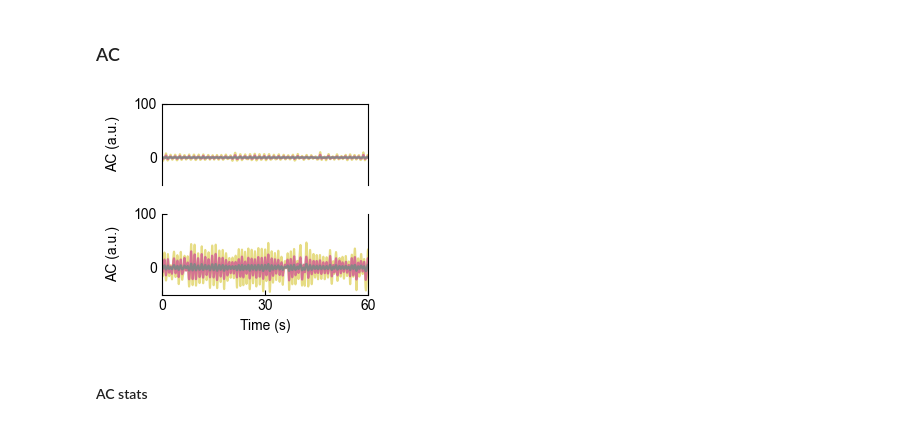
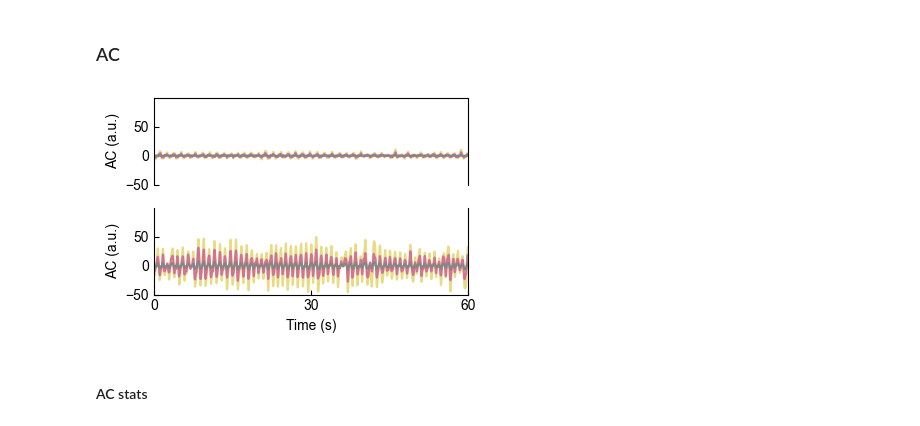
Before and after one commit to BailabUNC/SpectraDerma, a Jupyter notebook: notebooks/Data_Pipeline_Finger.ipynb, the cells around one changed output. Cells and saved outputs as stored; diff of their text form; code cells hidden in the pictures.

```diff
--- a/notebooks/Data_Pipeline_Finger.ipynb
+++ b/notebooks/Data_Pipeline_Finger.ipynb
@@ -298,3 +297,20 @@ plt.savefig('../figures/fig1/mode_a_sample.png', dpi=600, bbox_inches='tight')
 plt.show()
 # %% [output]
 [figure]
+# %%
+amplitude_limits = (-5, 30)
+
+y_offset = 5
+
+fig, ax = plt.subplots(figsize=(1, 3))
+
+for i in range(channels_swt_f_normalized.shape[1]):
+    y = channels_swt_f_normalized[:, i] + i * y_offset
+    ax.plot(timestamp, y, color=colors[i], alpha=1, linewidth=1)
+
+ax.set_xlim(time_limits_1[0], time_limits_1[1] - 250)
+ax.set_ylim(*amplitude_limits)
+
+ax.set_axis_off()
+# plt.savefig('../figures/fig3/diagram/mwppg_example.png', dpi=600, bbox_inches='tight', pad_inches=0)
+plt.show()
@@ -323,8 +341,8 @@ for ch in range(channels_swt_f_normalized.shape[1]):
     ax1.plot(timestamp, y, color=colors[ch], linewidth=1.5)
     ax2.plot(timestamp, y, color=colors[ch], linewidth=1.5)
 
-ax1.set_xlim(*ppg_region_1)
-ax2.set_xlim(*ppg_region_2)
+ax1.set_xlim(ppg_region_1)
+ax2.set_xlim(ppg_region_2)
 
 ax1.set_ylim(amplitude_limits[0], amplitude_limits[1] + 5 * y_offset)
 ax2.set_ylim(amplitude_limits[0], amplitude_limits[1] + 5 * y_offset)
@@ -346,46 +364,54 @@ plt.show()
 # %%
 processor = SpectraDermaProcessor(sample_rate=50.0)
 processor.load_data('../data/spectraderama_data_2025-03-25_sattac520S2.csv')
-processor.swt_denoise(wavelet="db2", level=3, zero_levels=(1, 2, 3)).bandpass_filter(low_freq=0.5, high_freq=3.0, order=3)
+processor.swt_denoise(wavelet="db2", level=3, zero_levels=(1, 2, 3)).bandpass_filter(low_freq=0.5, high_freq=4.0, order=3)
 timestamp, channels_ac = processor.get_data()
 
-
-fig, (ax1, ax2) = plt.subplots(nrows=2, ncols=1, figsize=(3, 2.65))
+fig, (ax1, ax2) = plt.subplots(nrows=2, ncols=1, figsize=(4, 2.65))
+fig.subplots_adjust(left=0.1, right=0.9, top=0.9, bottom=0.15)
 
 for ch in range(channels_ac.shape[1]):
     y = channels_ac[:, ch]
     ax1.plot(timestamp, y, color=colors[ch], linewidth=1.5)
     ax2.plot(timestamp, y, color=colors[ch], linewidth=1.5)
 
 ax1.set_xlim(*ppg_region_1)
 ax2.set_xlim(*ppg_region_2)
 
 # ax1.set_ylim(amplitude_limits[0], amplitude_limits[1])
 # ax2.set_ylim(amplitude_limits[0], amplitude_limits[1])
 
 # Ensure exactly three ticks on both axes for each subplot
 for ax in (ax1, ax2):
     ax.tick_params(direction='in')
     ax.tick_params(axis='y')
-    ax.set_ylabel('AC (a.u.)', labelpad=10)
+    ax.set_ylabel('AC (a.u.)')
 
 x1, x2 = ax.get_xlim()
 ax2.set_xticks([x1, (x1 + x2) / 2, x2])
 ax2.set_xticklabels([0, 30, 60])
 ax2.set_xlabel('Time (s)')
 
 ax1.set_ylim(-50, 100)
 ax2.set_ylim(-50, 100)
 
 ax1.spines['bottom'].set_visible(False)
 ax2.spines['top'].set_visible(False)
 ax1.set_xticks([])
 
+ax1.set_yticks([-50, 0, 50])
+ax2.set_yticks([-50, 0, 50])
+
+
 plt.tight_layout()
 # plt.savefig('../figures/fig3/mode_a_ac.png', dpi=600, bbox_inches='tight', transparent=True)
+
+pos_ax1 = ax1.get_position()
+pos_ax2 = ax2.get_position()
+
 plt.show()
 # %% [output]
-[figure, old version]
+[figure, new version]
 # %% [markdown]
 #### AC stats
 # %%
```
Also changed, not shown: parts of 35 cells of this notebook.
